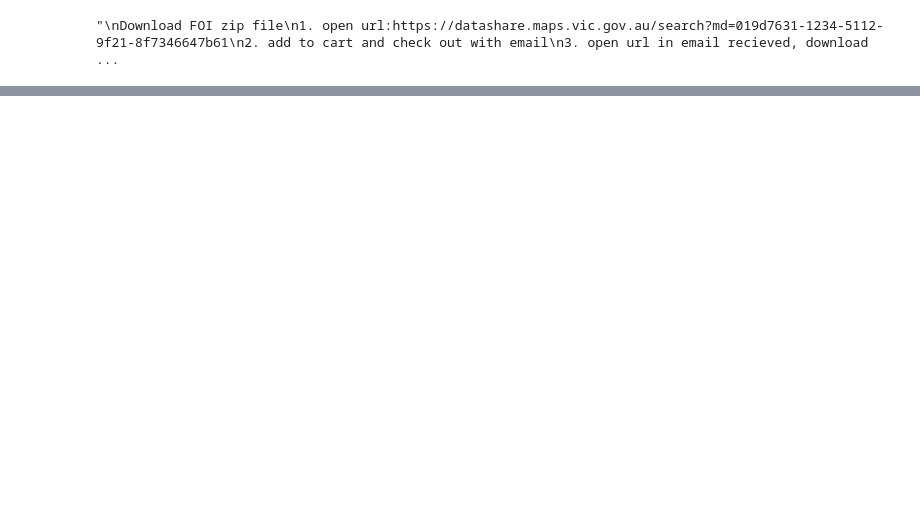
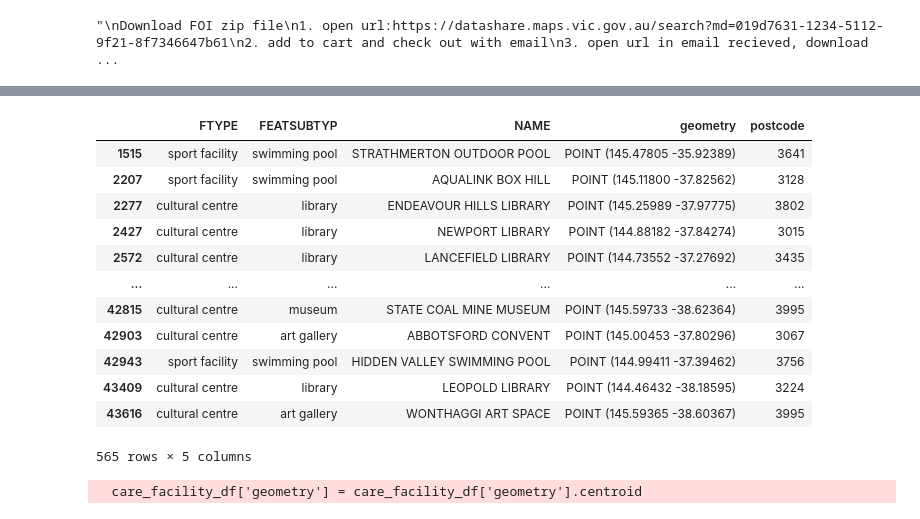
Before and after one commit to MAST30034-Applied-Data-Science/generic-real-estate-consulting-project-group-7, a Jupyter notebook: notebooks/download_external.ipynb, the cells around one changed output, grey strips where cells are left out. Drawn from its saved outputs; the diff is of its cells as text; code cells hidden in the pictures; blank space fills up the shorter version.

Commit message:
update postcode column

```diff
--- a/notebooks/download_external.ipynb
+++ b/notebooks/download_external.ipynb
@@ -27 +22,17 @@ def point_to_coor(df):
+# %%
+#import postcode shape file
+postcode_df = gpd.read_file("../data/raw/POSTCODE/POSTCODE_POLYGON.shp")
+
+# add postcode column based on geometry column of given dataframe
+def add_postcode_column_from_geometry(df):
+    lst = []
+    for i in range(0, len(df)):
+        point = Point(df['geometry'].values.x[i], df['geometry'].values.y[i])
+        for j in range(0, len(postcode_df)):
+            current_postcode = postcode_df.loc[j,'POSTCODE']
+            polygon = postcode_df.loc[j,'geometry']
+            if point.within(polygon):
+                lst.append(current_postcode)
+                break
+    return lst
 # %%
@@ -184,8 +213,7 @@ service_type= ['sport facility',
 
 public_service = VIC_FOI.loc[VIC_FOI['FTYPE']\
                              .isin(service_type)]
-target_service = ['camp ground',
-                  'swimming pool',
+target_service = ['swimming pool',
                   'library',
                   'museum',
                   'art gallery',
@@ -195,9 +223,8 @@ selected_columns = ['FTYPE','FEATSUBTYP','NAME','geometry']
 public_service = public_service.loc[public_service['FEATSUBTYP']\
                              .isin(target_service)][selected_columns]
 public_service_df = public_service.dropna(subset=['NAME','geometry'])
+public_service_df['geometry'] = public_service['geometry'].centroid
 
-
-#output
-filename = 'public_service.csv'
-output_dir_full = f'{output_dir}{filename}'
-public_service_df.to_csv(output_dir_full)
+#add postcode column
+postcode_lst = add_postcode_column_from_geometry(public_service_df)
+public_service_df['postcode'] = postcode_lst
@@ -203,0 +243,16 @@ public_service_df.to_csv(output_dir_full)
+# %%
+public_service_df
+# %% [output]
+|  | FTYPE | FEATSUBTYP | NAME | geometry | postcode |
+| 1515 | sport facility | swimming pool | STRATHMERTON OUTDOOR POOL | POINT (145.47805 -35.92389) | 3641 |
+| 2207 | sport facility | swimming pool | AQUALINK BOX HILL | POINT (145.11800 -37.82562) | 3128 |
+| 2277 | cultural centre | library | ENDEAVOUR HILLS LIBRARY | POINT (145.25989 -37.97775) | 3802 |
+| 2427 | cultural centre | library | NEWPORT LIBRARY | POINT (144.88182 -37.84274) | 3015 |
+| 2572 | cultural centre | library | LANCEFIELD LIBRARY | POINT (144.73552 -37.27692) | 3435 |
+| ... | ... | ... | ... | ... | ... |
+| 42815 | cultural centre | museum | STATE COAL MINE MUSEUM | POINT (145.59733 -38.62364) | 3995 |
+| 42903 | cultural centre | art gallery | ABBOTSFORD CONVENT | POINT (145.00453 -37.80296) | 3067 |
+| 42943 | sport facility | swimming pool | HIDDEN VALLEY SWIMMING POOL | POINT (144.99411 -37.39462) | 3756 |
+| 43409 | cultural centre | library | LEOPOLD LIBRARY | POINT (144.46432 -38.18595) | 3224 |
+| 43616 | cultural centre | art gallery | WONTHAGGI ART SPACE | POINT (145.59365 -38.60367) | 3995 |
+565 rows × 5 columns
@@ -213,8 +273,16 @@ care facility (child,disability,aged)
 
 selected_columns = ['NAME_LABEL','FEATSUBTYP','geometry']
 care_facility_df = VIC_FOI.loc[VIC_FOI['FTYPE'] =='care facility'][selected_columns]
+care_facility_df['geometry'] = care_facility_df['geometry'].centroid
+
+
+#add postcode column
+postcode_lst = add_postcode_column_from_geometry(care_facility_df)
+care_facility_df['postcode'] = postcode_lst
 
 #output
 filename = 'care_facility.csv'
 output_dir_full = f'{output_dir}{filename}'
 care_facility_df.to_csv(output_dir_full)
+# %% [output]
+  care_facility_df['geometry'] = care_facility_df['geometry'].centroid
```
Also changed, not shown: parts of 14 cells of this notebook, 1 other file.
